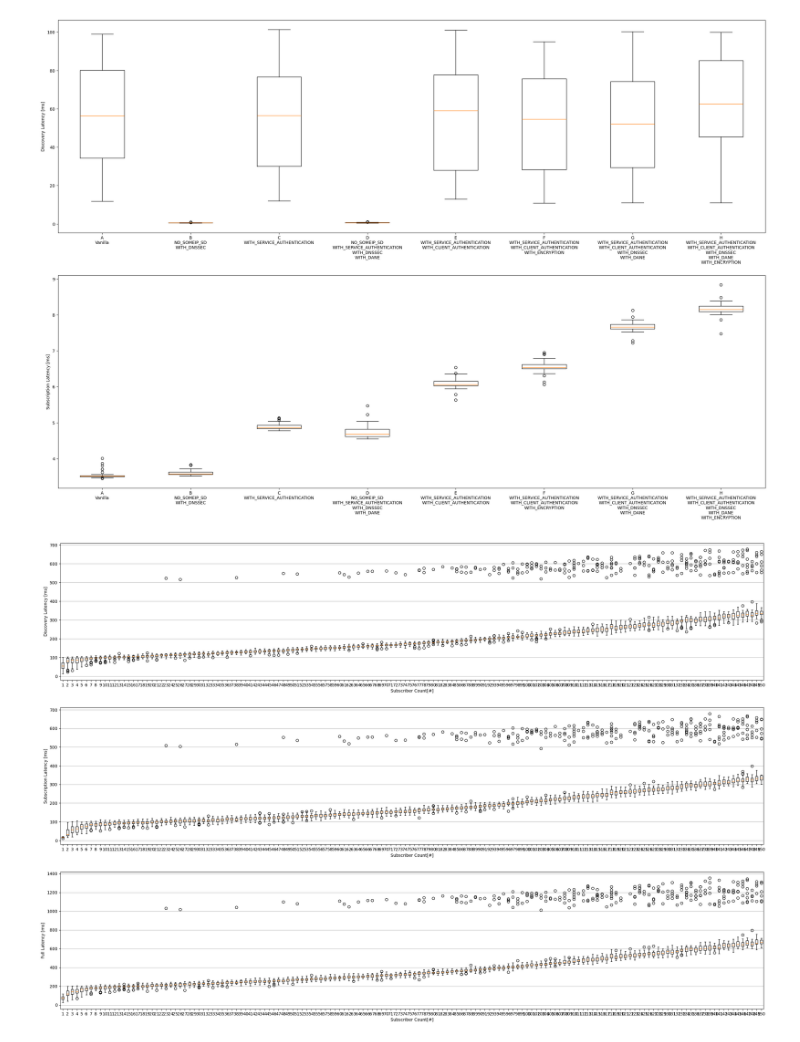
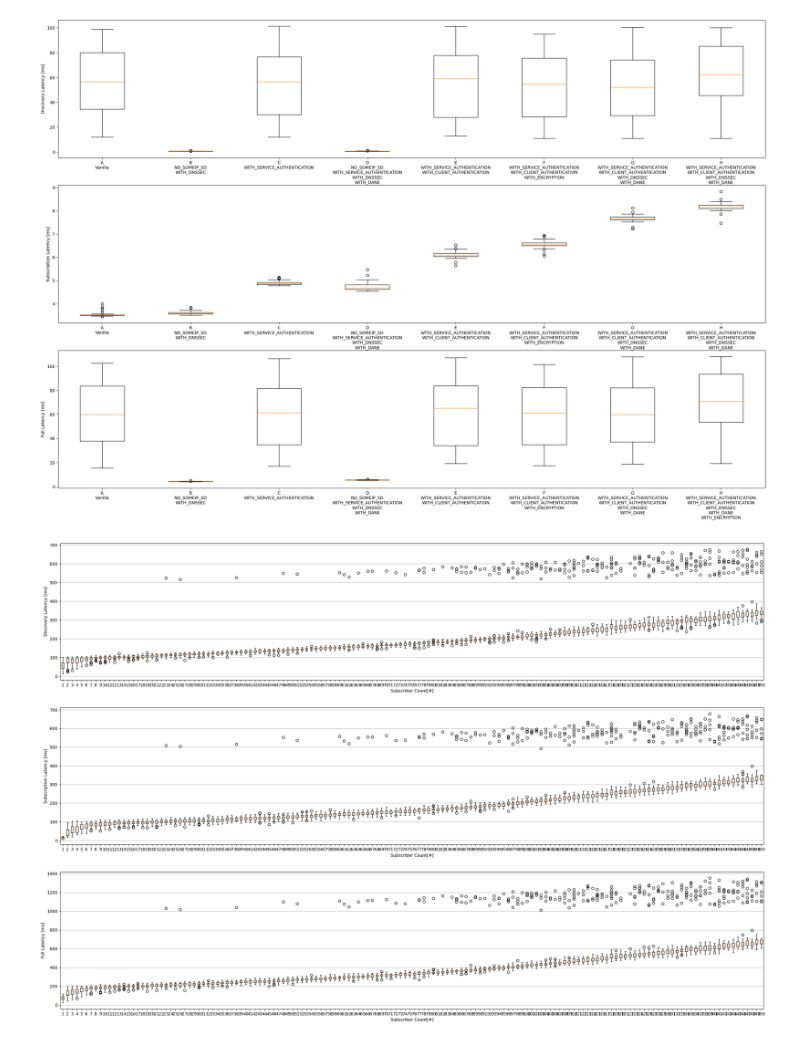
Before and after one commit to mehkir/mininet-vsomeip-evaluation, a Jupyter notebook: plot-scripts/evaluation.ipynb, the cells around one changed output. Drawn from its saved outputs; the diff is of its cells as text; code cells hidden in the pictures.

Commit message:
Modify series bash, add runtimes, add full latency

```diff
--- a/plot-scripts/evaluation.ipynb
+++ b/plot-scripts/evaluation.ipynb
@@ -62,50 +62,62 @@ compile_definitions = {'A':'Vanilla',
 # %%
 discovery_latency_dict: dict = dict()
 subscription_latency_dict: dict = dict()
-fig, ax = plt.subplots(2, 1, figsize=(30, 20))
+full_latency_dict: dict = dict()
+fig, ax = plt.subplots(3, 1, figsize=(30, 20))
 title: str = ''
 box_labels:list = list()
 
 ax[0].set_ylabel('Discovery Latency [ms]')
 ax[1].set_ylabel('Subscription Latency [ms]')
+ax[2].set_ylabel('Full Latency [ms]')
 
 for option, description in compile_definitions.items():
     evaluation_option = option
     member_count = 1
     description_list = description.split()
     box_labels.append(option+'\n'+'\n'.join(description_list))
     discovery_latency: list = list()
     subscription_latency: list = list()
+    full_latency: list = list()
     for file_count in range(0,50):
         filename = f'{STATISTICS_PARENT_PATH}/1xpublisher-1xsubscriber/{evaluation_option}-{member_count}-#{file_count}.csv'
         df = pd.read_csv(filepath_or_buffer=filename, header=0, sep=',', dtype=np.longlong)
         if NO_SOMEIP_SD in description:
-            discovery_upper_bound = 'SVCB_SERVICE_RESPONSE_RECEIVE'
+            discovery_upper_bound = df['SVCB_SERVICE_RESPONSE_RECEIVE'].max()/1000_000
+            subscription_lower_bound = df['SVCB_SERVICE_RESPONSE_RECEIVE'].min()/1000_000
         else:
-            discovery_upper_bound = 'OFFER_RECEIVE'
-        subscription_lower_bound = discovery_upper_bound
+            discovery_upper_bound = df['OFFER_RECEIVE'].max()/1000_000
+            subscription_lower_bound = df['OFFER_RECEIVE'].min()/1000_000
         if WITH_SERVICE_AUTHENTICATION in description:
-            subscription_upper_bound = 'VERIFY_SERVICE_SIGNATURE_END'
+            subscription_upper_bound = df['VERIFY_SERVICE_SIGNATURE_END'].max()/1000_000
         else:
-            subscription_upper_bound = 'SUBSCRIBE_ACK_RECEIVE'
-        discovery_latency.append(df[discovery_upper_bound].max()/1000_000 - df['SUBSCRIBER_APP_INITIALIZATION_END'].min()/1000_000)
-        subscription_latency.append(df[subscription_upper_bound].max()/1000_000 - df[subscription_lower_bound].min()/1000_000)
+            subscription_upper_bound = df['SUBSCRIBE_ACK_RECEIVE'].max()/1000_000
+        discovery_latency.append(discovery_upper_bound - df['SUBSCRIBER_APP_INITIALIZATION_END'].min()/1000_000)
+        subscription_latency.append(subscription_upper_bound - subscription_lower_bound)
+        full_latency.append((discovery_upper_bound - df['SUBSCRIBER_APP_INITIALIZATION_END'].min()/1000_000) + (subscription_upper_bound - subscription_lower_bound))
     discovery_latency_dict[option] = discovery_latency
     subscription_latency_dict[option] = subscription_latency
+    full_latency_dict[option] = full_latency
     df_discovery_latency = pd.DataFrame()
     df_subscription_latency = pd.DataFrame()
+    df_full_latency = pd.DataFrame()
     df_discovery_latency['DISCOVERY_LATENCY'] = discovery_latency
     df_subscription_latency['SUBSCRIPTION_LATENCY'] = subscription_latency
+    df_full_latency['FULL_LATENCY'] = full_latency
     df_discovery_latency.to_csv(f'export/1xpublisher-1xsubscriber/{option}-{member_count}-DISCOVERY-LATENCY.csv', index=False)
     df_subscription_latency.to_csv(f'export/1xpublisher-1xsubscriber/{option}-{member_count}-SUBSCRIPTION-LATENCY.csv', index=False)
+    df_full_latency.to_csv(f'export/1xpublisher-1xsubscriber/{option}-{member_count}-FULL-LATENCY.csv', index=False)
+
 ax[0].boxplot(discovery_latency_dict.values())
 ax[0].set_xticklabels(labels=box_labels, rotation=0)
 ax[1].boxplot(subscription_latency_dict.values())
 ax[1].set_xticklabels(labels=box_labels, rotation=0)
+ax[2].boxplot(full_latency_dict.values())
+ax[2].set_xticklabels(labels=box_labels, rotation=0)
 # plt.subplots_adjust(hspace=0.4)
 plt.show()
 # %% [output]
-[figure, old version]
+[figure, new version]
 # %%
 fig, ax = plt.subplots(3, 1, figsize=(30, 20))
 ax[0].set_ylabel('Discovery Latency [ms]')
```
Also changed, not shown: 2 other files.
